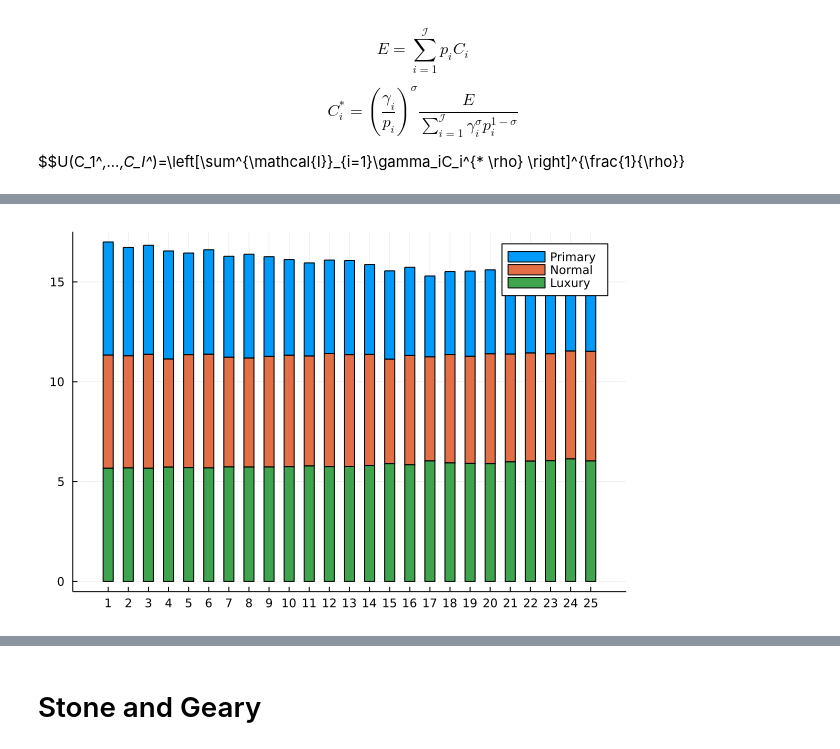
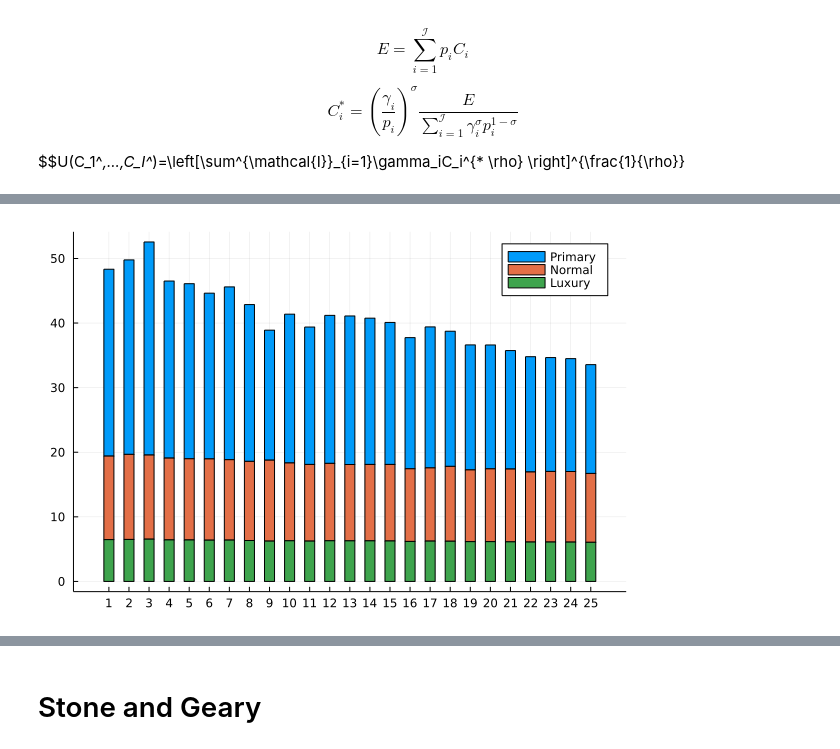
Before and after one commit to antoineding/IIRUHH_master, a Jupyter notebook: U_find.ipynb, the cells around one changed output, grey strips where cells are left out. Drawn from its saved outputs; the diff is of its cells as text; code cells hidden in the pictures.

```diff
--- a/U_find.ipynb
+++ b/U_find.ipynb
@@ -175,0 +112,39 @@ end
+# %%
+using DataFrames
+function prices(p::Vector{Float64},T::Int64 ;cal=cal)
+    #Prices normalized at date t=1
+    pp=[p[1]]  #price primary
+    pn=[p[2]]  #price normal
+    pl=[p[3]]  #price luxury
+    #Relative prices
+    pnp_r=[1.0]
+    pnl_r=[1.0]
+    #AR(1)
+    shock_size=1
+
+    for t=1:T-1
+        p_p=p[1]*cal.g[1]^(t)+shock_size*randn() # price dynamics of primary goods
+        p_n=p[2]*cal.g[2]^(t)+shock_size*randn() # price dynamics of normal goods
+        p_l=p[3]*cal.g[3]^(t)+shock_size*randn()
+
+        pnp=p_p/p_n
+        pnl=p_l/p_n
+
+        #for matrix
+        pp=push!(pp,p_p)
+        pn=push!(pn,p_n)
+        pl=push!(pl,p_l)
+
+        pnp_r=push!(pnp_r,pnp)
+        pnl_r=push!(pnl_r,pnl)
+
+    end
+    return [pp pn pl pnp_r pnl_r]
+end
+
+T=30
+p=prices([5.0, 25.0, 100.0],T)
+
+data=DataFrame(p,:auto)
+
+rename!(data,[:"Primary P",:"Normal P", :"LuxuryP",:"Relative P/N",:"Relative L/N"])
@@ -176,6 +171,6 @@ end
 # %%
 #Function CES
-function CES_UtilityOvertime(C::Vector{Float64}, T::Int64; cal=cal)
+function CES_UtilityOvertime(C::Vector{Float64}, p::Matrix{Float64}, T::Int64; cal=cal)
     #Budget, expenditure function
     Exp=[]
     Cons=[]
@@ -215,3 +210,3 @@ CES_UtilityOvertime (generic function with 1 method)
 # %%
-V=CES_UtilityOvertime([3.0,4.0,10.0],25)
+V=CES_UtilityOvertime([3.0,4.0,10.0], p, 30)
 # %% [output]
@@ -242,26 +237,26 @@ plot(Exp)
 # %%
 using StatsPlots
-T=25
+T=30
 Primary=[]
 Normal=[]
 Luxury=[]
 for t=1:T
     p=V[:,2][t][1]
     n=V[:,2][t][2]
     l=V[:,2][t][3]
     Primary=push!(Primary,p)
     Normal=push!(Normal,n)
     Luxury=push!(Luxury,l)
 end
 
 ticklabel =[1:T 1:T 1:T]
 groupedbar([Primary Normal Luxury],
         bar_position = :stack,
         bar_width=0.5,
         xticks=(1:T, ticklabel),
         label=["Primary" "Normal" "Luxury"])
 # %% [output]
-[figure, old version]
+[figure, new version]
 # %%
 Primary_s=[]
 Normal_s=[]
```
Also changed, not shown: parts of 37 cells of this notebook, 5 other files.
